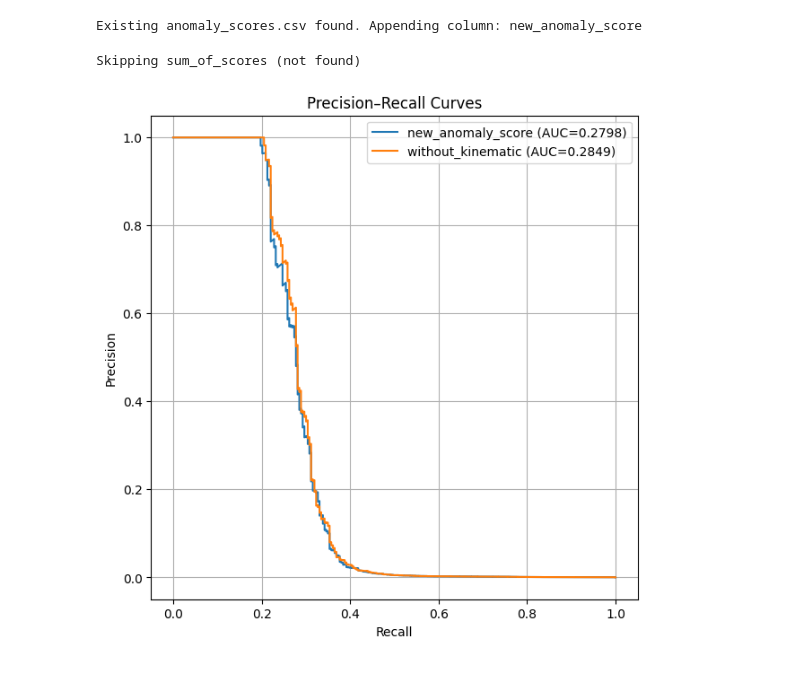
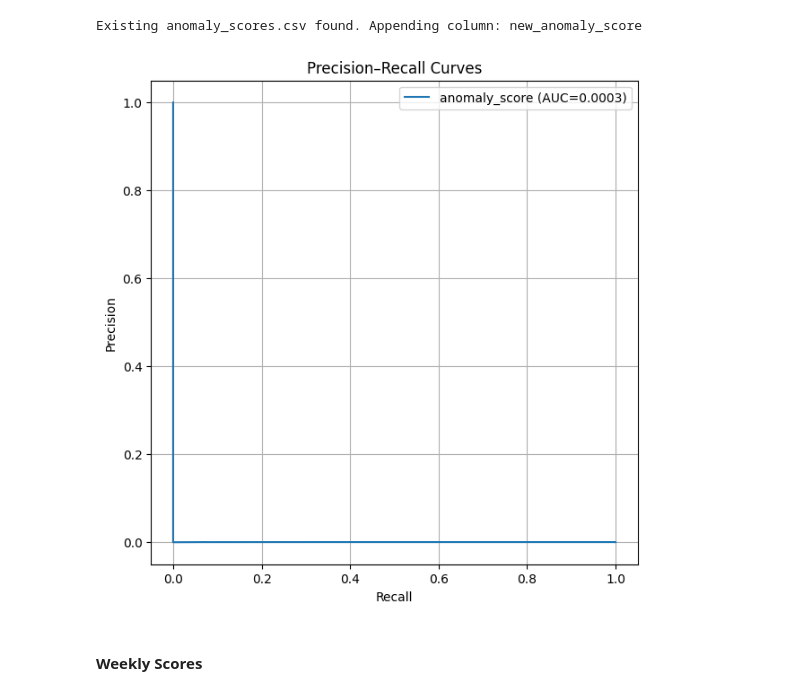
Before and after one commit to ChanukaRavishan/liad, a Jupyter notebook: framework/tsm/tsm_scores.ipynb, the cells around one changed output. Cells and saved outputs as stored; diff of their text form; code cells hidden in the pictures.

```diff
--- a/framework/tsm/tsm_scores.ipynb
+++ b/framework/tsm/tsm_scores.ipynb
@@ -88,13 +100,13 @@ def parse_list_col(s):
     return []
 
 
-train = pd.read_csv('../../processed/train_monthly.csv')
-test  = pd.read_csv('../../processed/test_monthly.csv')
+train = pd.read_csv('../../processed/sim2_evalb/train_monthly.csv')
+test  = pd.read_csv('../../processed/sim2_evalb/test_monthly.csv')
 
 
-for c in ["unique_locs", "poi_dict"]:
-    train[c] = train[c].apply(parse_list_col)
-    test[c]  = test[c].apply(parse_list_col)
+# for c in ["unique_locs", "poi_dict"]:
+#     train[c] = train[c].apply(parse_list_col)
+#     test[c]  = test[c].apply(parse_list_col)
 
 # Keep only agents present in both
 common_agents = np.intersect1d(train["agent"].unique(), test["agent"].unique())
@@ -120,7 +132,7 @@ for agent, g in merged.groupby("agent", sort=False):
 
 anomaly_df = pd.DataFrame(rows).dropna(subset=["anomaly_score"])
 # %%
-OUT_PATH = "../../processed/anomaly_scores.csv"
+OUT_PATH = "../../processed/sim2_evalb/anomaly_scores.csv"
 
 run_col = f"new_anomaly_score"
 
@@ -144,46 +156,45 @@ else:
     gt_anomaly_agents = set(gt['agent'].values)
     anomaly_df['is_anomaly'] = anomaly_df['agent'].isin(gt_anomaly_agents).astype(int)
     #anomaly_df.rename(columns={'anomaly_score': 'w_12k'}, inplace=True)
-    anomaly_df.to_csv('../../processed/anomaly_scores.csv', index=False)
+    anomaly_df.to_csv('../../processed/sim2_evalb/anomaly_scores.csv', index=False)
 # %% [output]
 Existing anomaly_scores.csv found. Appending column: new_anomaly_score
 # %%
 # change this, yours might most probably be 'new_anomaly_score' only
 score_cols = [
-    "new_anomaly_score",
-    "without_kinematic",
-    "sum_of_scores"
+    "anomaly_score"
 ]
 
 y_true = merged["is_anomaly"].astype(int).values
 
 plt.figure(figsize=(7, 7))
 
 for col in score_cols:
     if col not in merged.columns:
         print(f"Skipping {col} (not found)")
         continue
 
     # drop rows where this score is NaN
     mask = ~merged[col].isna()
     if mask.sum() == 0:
         print(f"Skipping {col} (all NaN)")
         continue
 
     precision, recall, thresholds = precision_recall_curve(
         y_true[mask.values],
         merged.loc[mask, col].values
     )
 
     pr_auc = auc(recall, precision)
     plt.plot(recall, precision, label=f"{col} (AUC={pr_auc:.4f})")
 
 plt.xlabel("Recall")
 plt.ylabel("Precision")
 plt.title("Precision–Recall Curves")
 plt.legend()
 plt.grid(True)
 plt.show()
 # %% [output]
-Skipping sum_of_scores (not found)
-[figure, old version]
+[figure, new version]
+# %% [markdown]
+#### Weekly Scores
```
Also changed, not shown: parts of 7 cells of this notebook, 7 other files.
